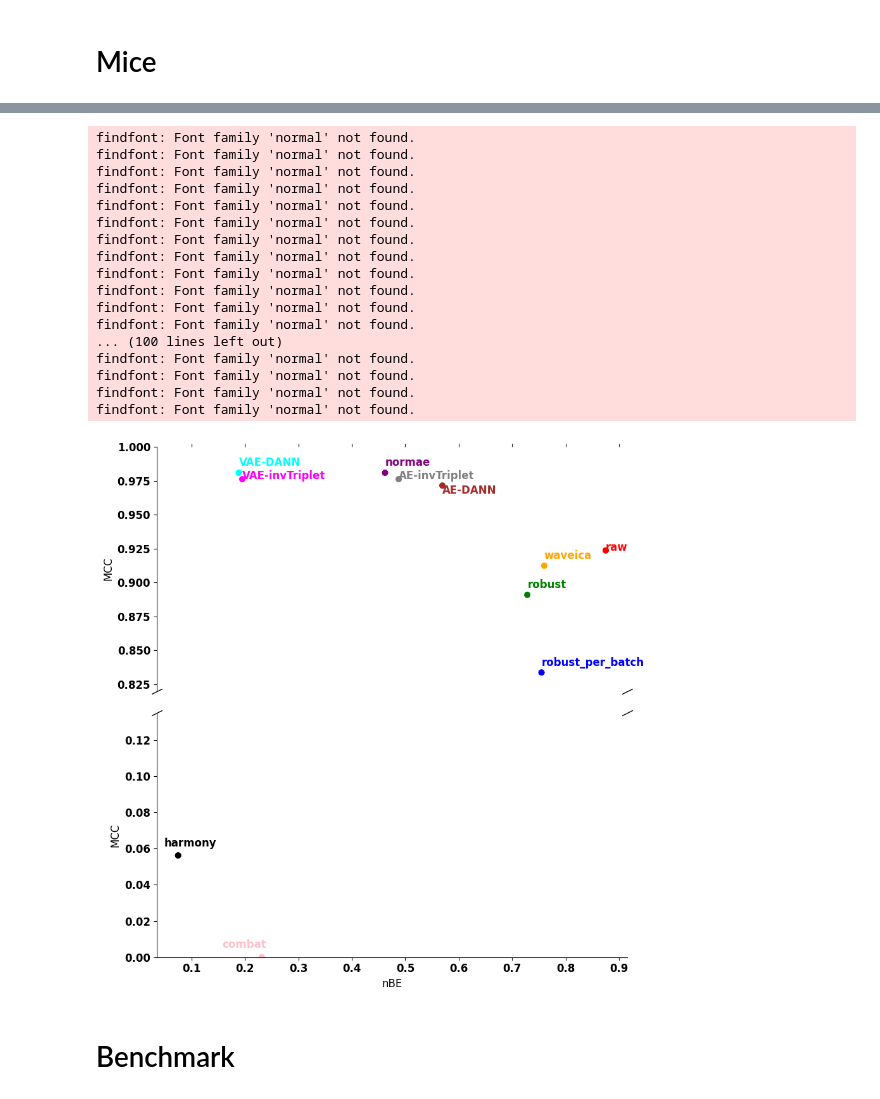
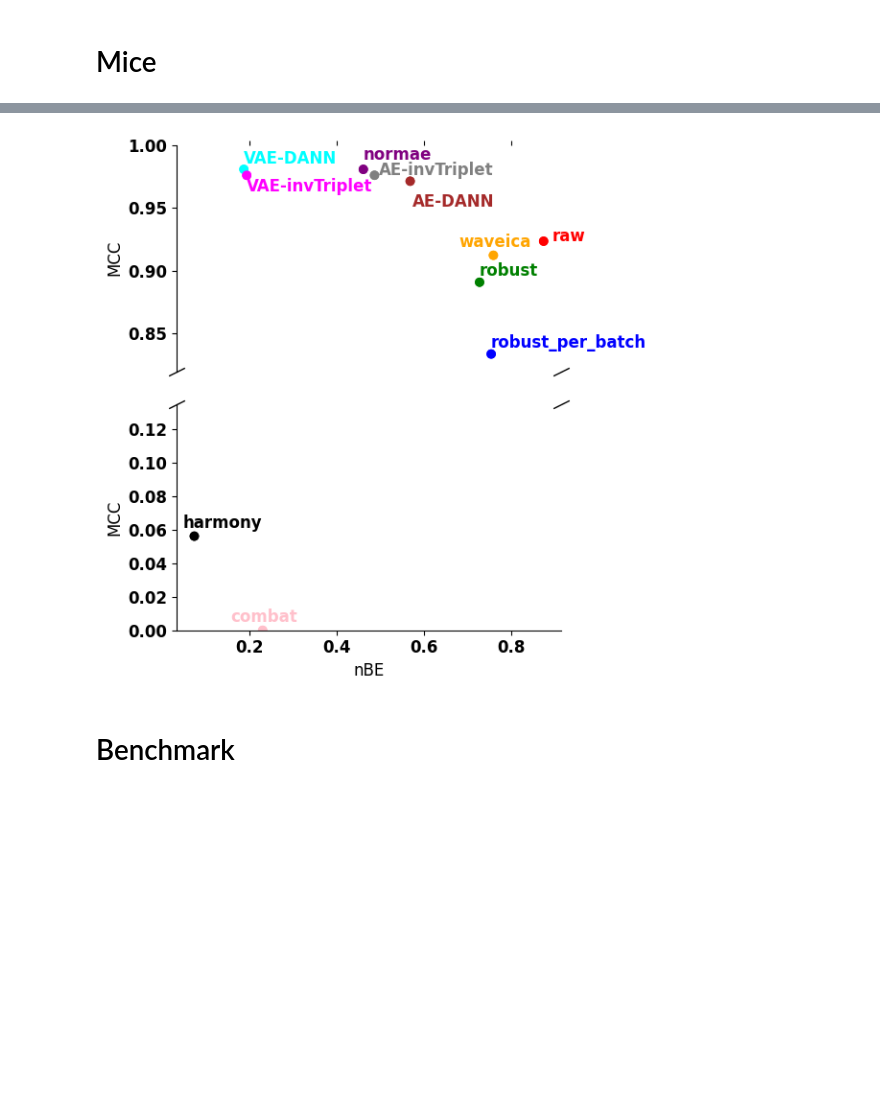
Before and after one commit to spell00/BERNN_MSMS, a Jupyter notebook: notebooks/make_scatter_plots-less.ipynb, the cells around one changed output, grey strips where cells are left out. Drawn from its saved outputs; the diff is of its cells as text; code cells hidden in the pictures; blank space fills up the shorter version.

```diff
--- a/notebooks/make_scatter_plots-less.ipynb
+++ b/notebooks/make_scatter_plots-less.ipynb
@@ -895,7 +779,7 @@ width = 0.16
 ind = np.arange(N)
 
 colors = np.array(["red","green","blue","pink","black","orange","purple","brown","gray","cyan","magenta",])
-fig, ax = plt.subplots(figsize=(6, 6))
+fig, ax = plt.subplots(figsize=fig_size)
 
 ax.scatter(df_ari.groupby(['models'], sort=False).mean(), df_valid.groupby(['models'], sort=False).mean(), c=colors)
 ax.set_xlabel('ARI', fontsize=14)
@@ -949,7 +833,7 @@ for i, txt in enumerate(ae_metrics['model']):
     ax.annotate(txt, (x, y), color=colors[i])
 font = {
         'weight' : 'bold',
-        'size'   : 12}
+        'size'   : font_size}
 
 matplotlib.rc('font', **font)
 
@@ -979,7 +846,7 @@ width = 0.16
 ind = np.arange(N)
 
 colors = np.array(["red","green","blue","pink","black","orange","purple","brown","gray","cyan","magenta",])
-fig, ax = plt.subplots(figsize=(6, 6))
+fig, ax = plt.subplots(figsize=fig_size)
 
 ax.scatter(df_qc.groupby(['models'], sort=False).mean(), df_valid.groupby(['models'], sort=False).mean(), c=colors)
 ax.set_xlabel('nMED', fontsize=14)
@@ -1033,7 +900,7 @@ for i, txt in enumerate(ae_metrics['model']):
     ax.annotate(txt, (x, y), color=colors[i])
 font = {
         'weight' : 'bold',
-        'size'   : 12}
+        'size'   : font_size}
 
 matplotlib.rc('font', **font)
 
@@ -1063,7 +913,7 @@ width = 0.16
 ind = np.arange(N)
 
 colors = np.array(["red","green","blue","pink","black","orange","purple","brown","gray","cyan","magenta",])
-fig, ax = plt.subplots(figsize=(6, 6))
+fig, ax = plt.subplots(figsize=fig_size)
 
 ax.scatter(df_apcc.groupby(['models'], sort=False).mean(), df_valid.groupby(['models'], sort=False).mean(), c=colors)
 ax.set_xlabel('1 - QC aPCC', fontsize=14)
@@ -1120,7 +970,7 @@ for i, txt in enumerate(ae_metrics['model']):
     ax.annotate(txt, (x, y), color=colors[i])
 font = {
         'weight' : 'bold',
-        'size'   : 12}
+        'size'   : font_size}
 
 matplotlib.rc('font', **font)
 
@@ -1272,7 +1105,7 @@ width = 0.16
 ind = np.arange(N)
 
 colors = np.array(["red","green","blue","pink","black","orange","purple","brown","gray","cyan","magenta",])
-fig, (ax1, ax2) = plt.subplots(2, 1, sharex=True, figsize=(9,9))
+fig, (ax1, ax2) = plt.subplots(2, 1, sharex=True, figsize=fig_size)
 fig.subplots_adjust(hspace=0.05)  # adjust space between axes
 
 # plot the same data on both axes
@@ -1375,7 +1208,7 @@ for i, txt in enumerate(ae_metrics['model']):
     ax2.annotate(txt, (x, y), color=colors[i])
 font = {
         'weight' : 'bold',
-        'size'   : 12}
+        'size'   : font_size}
 
 matplotlib.rc('font', **font)
 
@@ -1429,7 +1245,7 @@ width = 0.16
 ind = np.arange(N)
 
 colors = np.array(["red","green","blue","pink","black","orange","purple","brown","gray","cyan","magenta",])
-fig, (ax1, ax2) = plt.subplots(2, 1, sharex=True, figsize=(9,9))
+fig, (ax1, ax2) = plt.subplots(2, 1, sharex=True, figsize=fig_size)
 fig.subplots_adjust(hspace=0.05)  # adjust space between axes
 
 # plot the same data on both axes
@@ -1456,7 +1272,7 @@ for i, txt in enumerate(ae_metrics['model']):
         x -= 0.0
     if txt == 'raw':
         y += 0.00
-        x += 0.00
+        x += 0.02
     if txt == 'minmax':
         y += 0.00
     if txt == 'robust':
@@ -1474,16 +1290,21 @@ for i, txt in enumerate(ae_metrics['model']):
     if txt == 'standard_per_batch':
         y += 0.005
     if txt == 'normae':
-        y += 0.005
+        y += 0.008
         x -= 0.0
     if txt == 'AE-DANN':
-        y -= 0.006
+        y -= 0.02
+        x += 0.005
+    if txt == 'waveica':
+        y += 0.002
+        x -= 0.08
     if txt == 'AE-invTriplet':
         y -= 0.0
+        x += 0.01
     if txt == 'AE-revTriplet':
         y -= 0.0
     if txt == 'VAE-invTriplet':
-        y += 0.00
+        y -= 0.013
         x += 0.00
     if txt == 'combat':
         y += 0.005
@@ -1527,7 +1348,7 @@ for i, txt in enumerate(ae_metrics['model']):
     if txt == 'AE-revTriplet':
         y -= 0.0
     if txt == 'VAE-invTriplet':
-        y += 0.0
+        y -= 0.1
     if txt == 'combat':
         y += 0.005
         x += 0.16
@@ -1540,54 +1361,37 @@ for i, txt in enumerate(ae_metrics['model']):
     ax2.annotate(txt, (x, y), color=colors[i])
 font = {
         'weight' : 'bold',
-        'size'   : 12}
+        'size'   : font_size}
 
 matplotlib.rc('font', **font)
 
 # hide the spines between ax and ax2
 ax1.spines.bottom.set_visible(False)
 ax2.spines.top.set_visible(False)
 ax1.xaxis.tick_top()
 ax1.tick_params(labeltop=False)  # don't put tick labels at the top
 ax2.xaxis.tick_bottom()
 ax1.spines['top'].set_visible(False)
 ax1.spines['right'].set_visible(False)
 ax2.spines['top'].set_visible(False)
 ax2.spines['right'].set_visible(False)
 
 # Now, let's turn towards the cut-out slanted lines.
 # We create line objects in axes coordinates, in which (0,0), (0,1),
 # (1,0), and (1,1) are the four corners of the axes.
 # The slanted lines themselves are markers at those locations, such that the
 # lines keep their angle and position, independent of the axes size or scale
 # Finally, we need to disable clipping.
 
 d = .5  # proportion of vertical to horizontal extent of the slanted line
 kwargs = dict(marker=[(-1, -d), (1, d)], markersize=12,
               linestyle="none", color='k', mec='k', mew=1, clip_on=False)
 ax1.plot([0, 1], [0, 0], transform=ax1.transAxes, **kwargs)
 ax2.plot([0, 1], [1, 1], transform=ax2.transAxes, **kwargs)
 plt.tight_layout()
 plt.show()
 # %% [output]
-findfont: Font family 'normal' not found.
-findfont: Font family 'normal' not found.
-findfont: Font family 'normal' not found.
-findfont: Font family 'normal' not found.
-findfont: Font family 'normal' not found.
-findfont: Font family 'normal' not found.
-findfont: Font family 'normal' not found.
-findfont: Font family 'normal' not found.
-findfont: Font family 'normal' not found.
-findfont: Font family 'normal' not found.
-findfont: Font family 'normal' not found.
-findfont: Font family 'normal' not found.
-... (100 lines left out)
-findfont: Font family 'normal' not found.
-findfont: Font family 'normal' not found.
-findfont: Font family 'normal' not found.
-findfont: Font family 'normal' not found.
-[figure, old version]
+[figure, new version]
 # %%
 ae_metrics.drop(['model'], axis=1)
 new_df = pd.concat((ae_classif.loc[:, 'valid/mcc'], ae_metrics.drop(['model'], axis=1)), axis=1)
```
Also changed, not shown: parts of 14 cells of this notebook, 9 other files.
